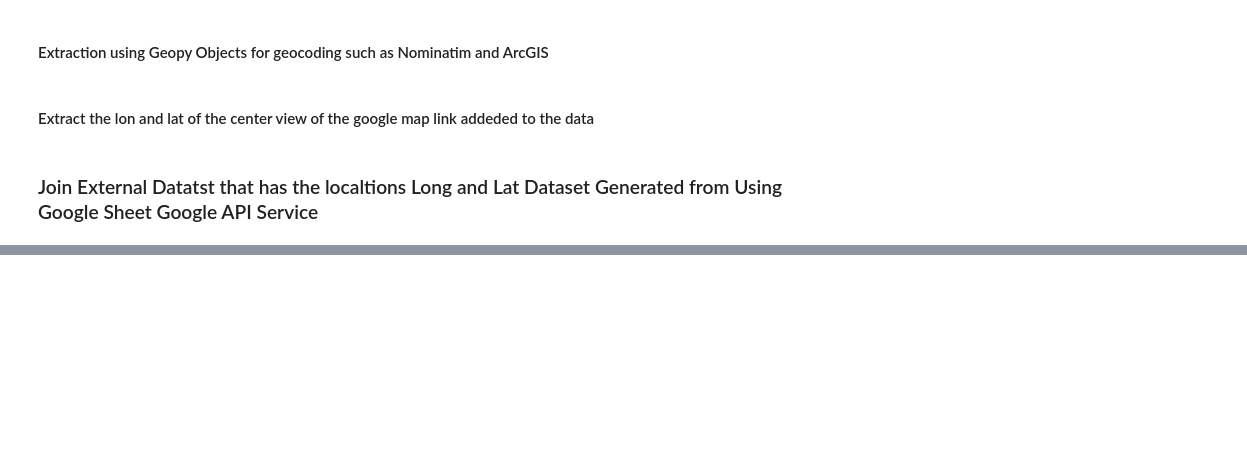
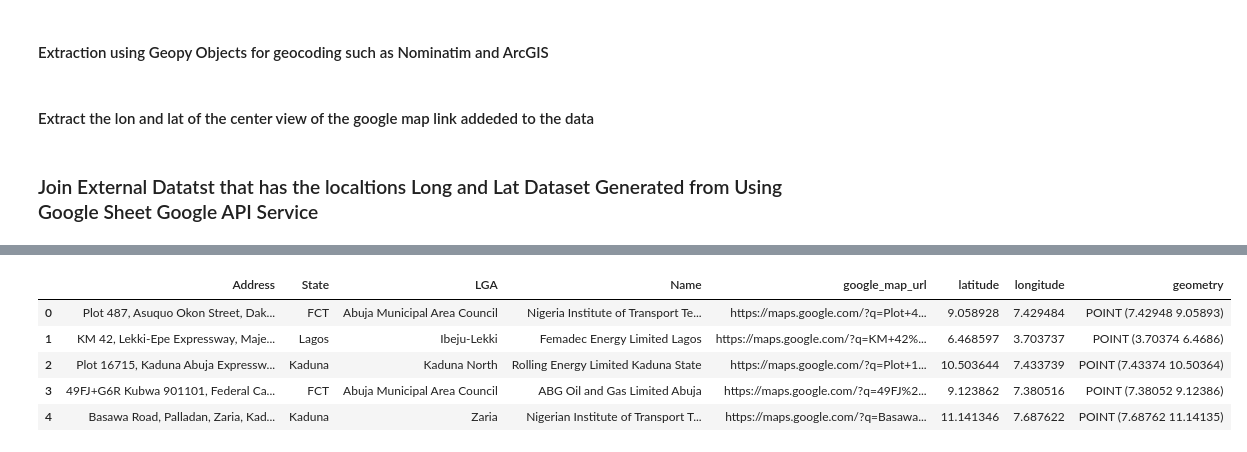
Before and after one commit to SammyGIS/cng_streamlit_app, a Jupyter notebook: notebook.ipynb, the cells around one changed output, grey strips where cells are left out. Drawn from its saved outputs; the diff is of its cells as text; code cells hidden in the pictures; blank space fills up the shorter version.

Commit message:
chores:join the data and visualize it

```diff
--- a/notebook.ipynb
+++ b/notebook.ipynb
@@ -122,2 +123,5 @@ df['latitude'] = google_lat
 # %% [markdown]
 ### Join External Datatst that has the localtions Long and Lat Dataset Generated from Using Google Sheet Google API Service
+# %%
+address_lat_long = pd.read_csv('address_lon_lat.csv', encoding='latin1')
+address_lat_long.head()
@@ -123,0 +135,5 @@ df['latitude'] = google_lat
+# %%
+# 'Address' is the common column between df and address_lat_long
+df = df.set_index('Address').join(address_lat_long.set_index('Address'), how='left')
+df.reset_index(inplace=True)
+df.head()
@@ -123,0 +158,17 @@ df['latitude'] = google_lat
+# %%
+# Creating a GeoDataFrame with point geometry
+gdf_point = gpd.GeoDataFrame(
+    df,
+    geometry=gpd.points_from_xy(df.longitude, df.latitude),
+    crs="EPSG:4326"
+)
+
+# Displaying the first few rows of the GeoDataFrame
+gdf_point.head()
+# %% [output]
+|  | Address | State | LGA | Name | google_map_url | latitude | longitude | geometry |
+| 0 | Plot 487, Asuquo Okon Street, Dak... | FCT | Abuja Municipal Area Council | Nigeria Institute of Transport Te... | https://maps.google.com/?q=Plot+4... | 9.058928 | 7.429484 | POINT (7.42948 9.05893) |
+| 1 | KM 42, Lekki-Epe Expressway, Maje... | Lagos | Ibeju-Lekki | Femadec Energy Limited Lagos | https://maps.google.com/?q=KM+42%... | 6.468597 | 3.703737 | POINT (3.70374 6.4686) |
+| 2 | Plot 16715, Kaduna Abuja Expressw... | Kaduna | Kaduna North | Rolling Energy Limited Kaduna State | https://maps.google.com/?q=Plot+1... | 10.503644 | 7.433739 | POINT (7.43374 10.50364) |
+| 3 | 49FJ+G6R Kubwa 901101, Federal Ca... | FCT | Abuja Municipal Area Council | ABG Oil and Gas Limited Abuja | https://maps.google.com/?q=49FJ%2... | 9.123862 | 7.380516 | POINT (7.38052 9.12386) |
+| 4 | Basawa Road, Palladan, Zaria, Kad... | Kaduna | Zaria | Nigerian Institute of Transport T... | https://maps.google.com/?q=Basawa... | 11.141346 | 7.687622 | POINT (7.68762 11.14135) |
```
Also changed, not shown: parts of 7 cells of this notebook, 1 other file.
